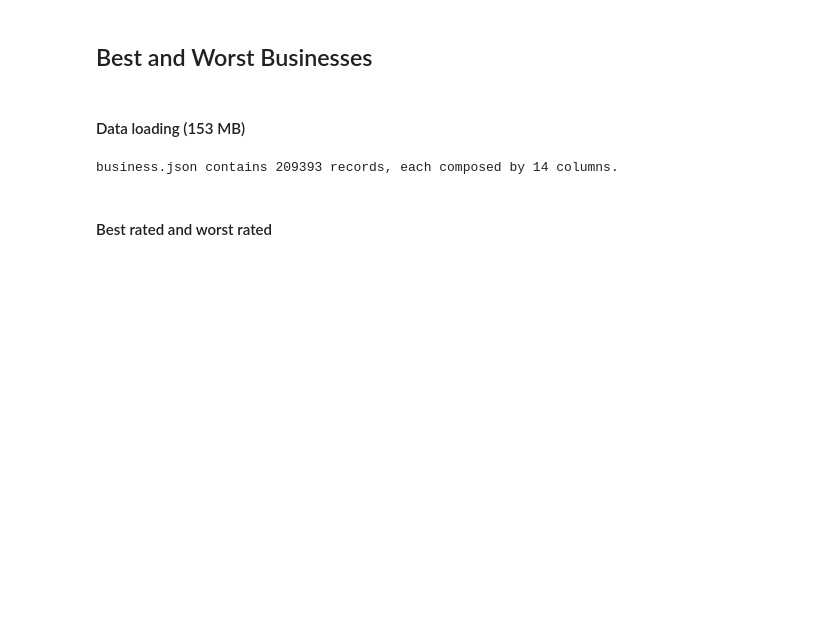
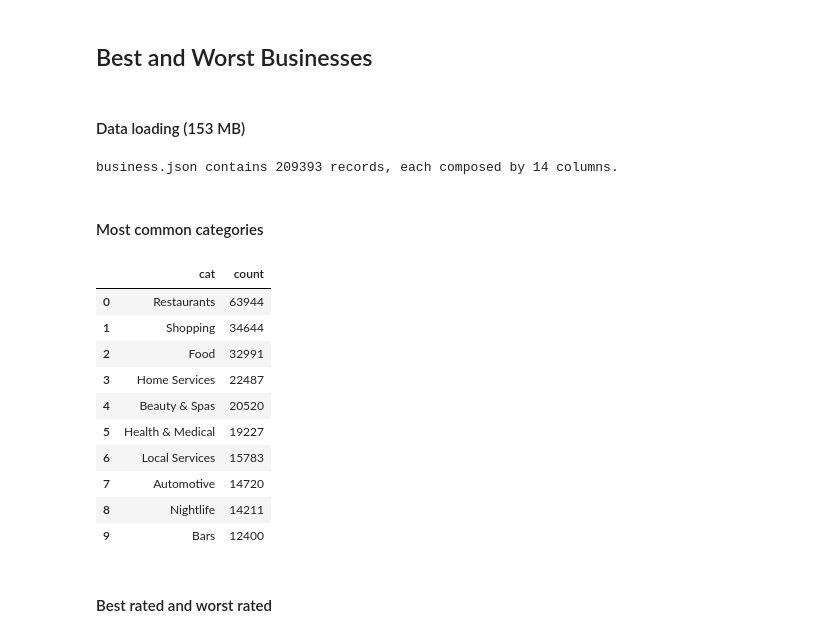
Before and after one commit to lorenzovngl/analysis-of-yelp-open-dataset, a Jupyter notebook: notebooks/best_and_worst_business.ipynb, the cells around one changed output. Drawn from its saved outputs; the diff is of its cells as text; code cells hidden in the pictures; blank space fills up the shorter version.

```diff
--- a/notebooks/best_and_worst_business.ipynb
+++ b/notebooks/best_and_worst_business.ipynb
@@ -18,3 +18,36 @@ df = pd.read_json(data_json_str)
 print("business.json contains %i records, each composed by %i columns." % (df.shape[0], df.shape[1]))
 # %% [output]
 business.json contains 209393 records, each composed by 14 columns.
+# %% [markdown]
+#### Most common categories
+# %%
+c = []
+for el in df['categories']:
+    for cat in str(el).split(', '):
+        if cat not in c:
+            c.append(cat)
+
+categories = {}
+for cat in c:
+    categories[cat] = []
+
+for el in df.to_dict('records'):
+    if el['categories'] != None:
+        for cat in el['categories'].split(', '):
+            categories[cat].append(el['name'])
+
+categories_counts = [{'cat': cat, 'count': len(categories[cat])} for cat in categories]
+categories_counts = sorted(categories_counts, key=lambda x: x['count'], reverse=True)
+pd.DataFrame(categories_counts[:10])
+# %% [output]
+|  | cat | count |
+| 0 | Restaurants | 63944 |
+| 1 | Shopping | 34644 |
+| 2 | Food | 32991 |
+| 3 | Home Services | 22487 |
+| 4 | Beauty & Spas | 20520 |
+| 5 | Health & Medical | 19227 |
+| 6 | Local Services | 15783 |
+| 7 | Automotive | 14720 |
+| 8 | Nightlife | 14211 |
+| 9 | Bars | 12400 |
```
Also changed, not shown: parts of 11 cells of this notebook, 2 other files.
